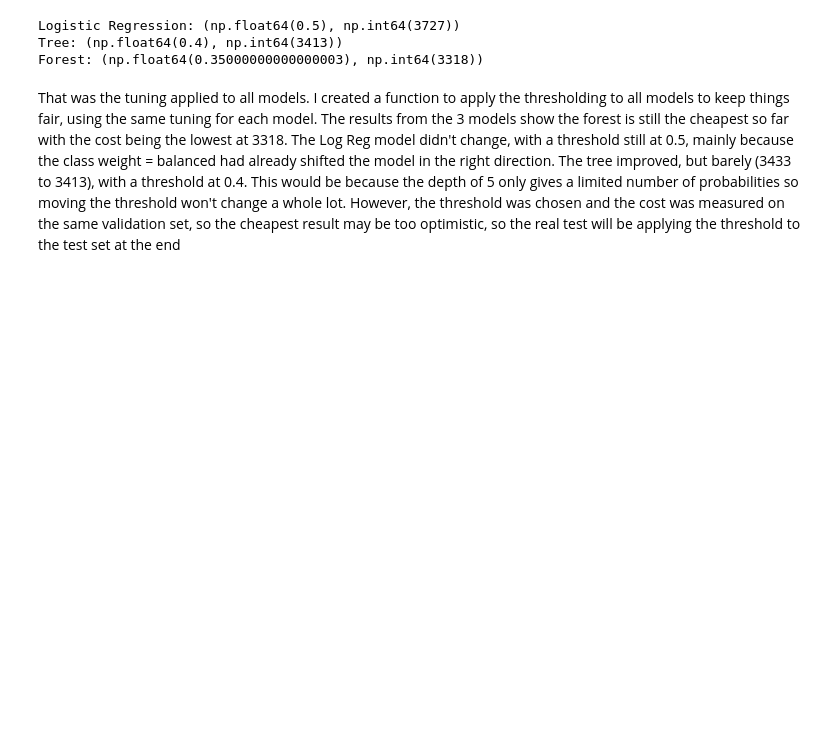
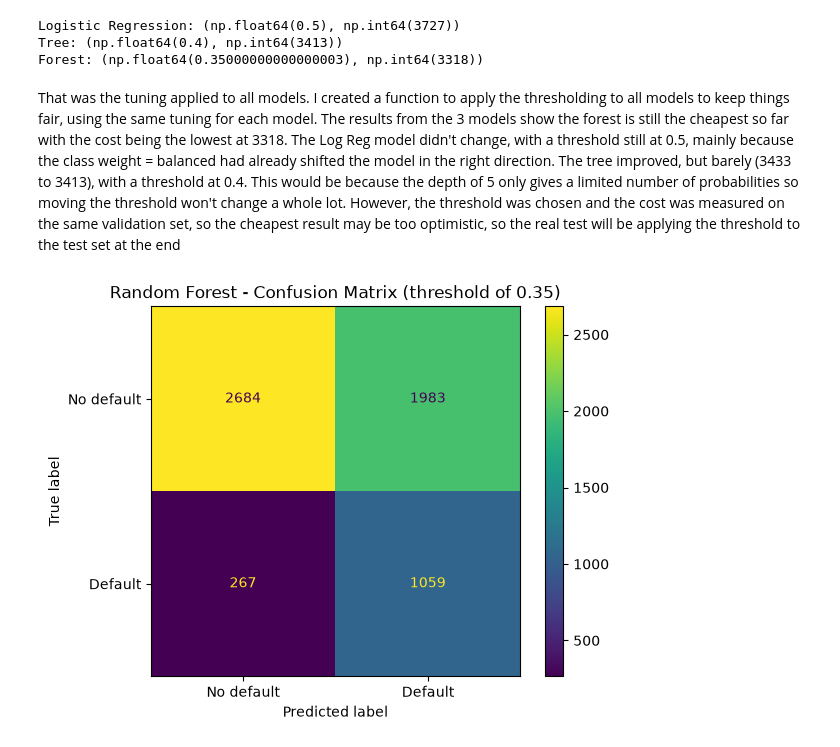
Before and after one commit to SHMUN45/customer-credit-default-ML, a Jupyter notebook: notebooks/03_model_comparison.ipynb, the cells around one changed output. Saved outputs shown, nothing was run; the diff lists cells and outputs as text; code cells hidden in the pictures; blank space fills up the shorter version.

Commit message:
Add confusion matrix for tuned random forest

```diff
--- a/notebooks/03_model_comparison.ipynb
+++ b/notebooks/03_model_comparison.ipynb
@@ -368,3 +369,10 @@ Tree: (np.float64(0.4), np.int64(3413))
 Forest: (np.float64(0.35000000000000003), np.int64(3318))
 # %% [markdown]
 That was the tuning applied to all models. I created a function to apply the thresholding to all models to keep things fair, using the same tuning for each model. The results from the 3 models show the forest is still the cheapest so far with the cost being the lowest at 3318. The Log Reg model didn't change, with a threshold still at 0.5, mainly because the class weight = balanced had already shifted the model in the right direction. The tree improved, but barely (3433 to 3413), with a threshold at 0.4. This would be because the depth of 5 only gives a limited number of probabilities so moving the threshold won't change a whole lot. However, the threshold was chosen and the cost was measured on the same validation set, so the cheapest result may be too optimistic, so the real test will be applying the threshold to the test set at the end
+# %%
+best_pred = (forest_proba >= best_t).astype(int)
+ConfusionMatrixDisplay.from_predictions(y_val, best_pred, display_labels = ["No default", "Default"])
+plt.title("Random Forest - Confusion Matrix (threshold of 0.35)")
+plt.show()
+# %% [output]
+[figure, added]
```
Also changed, not shown: parts of 1 cell of this notebook.
